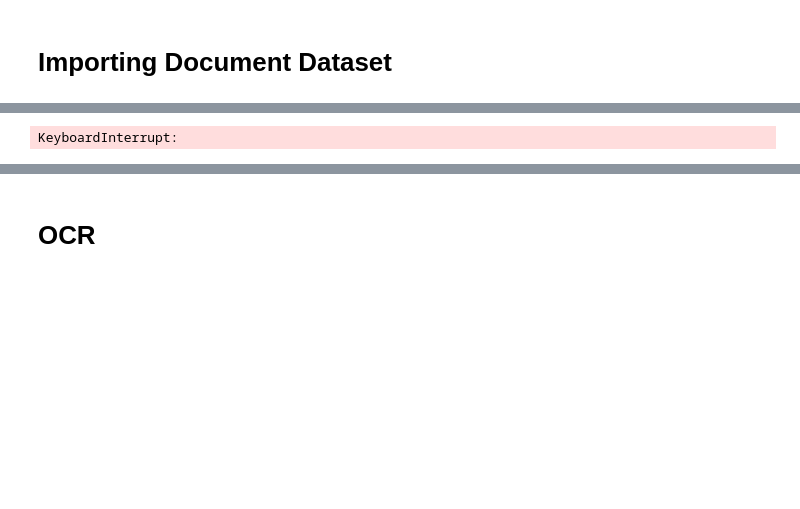
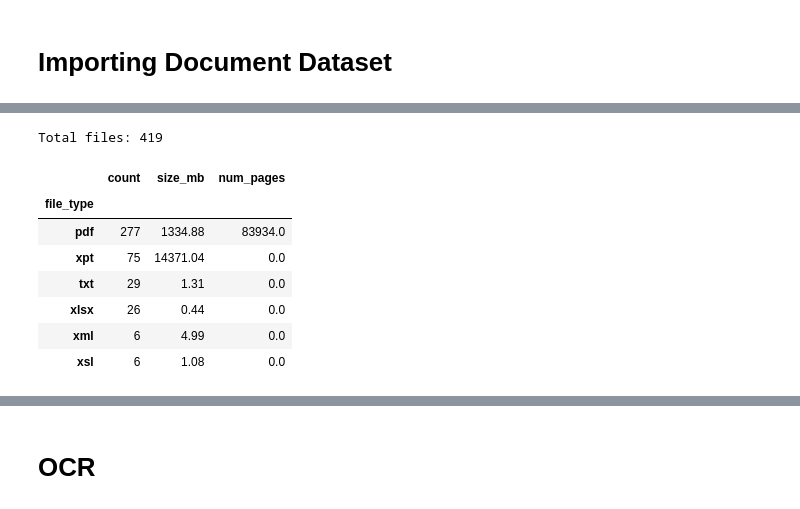
Before and after one commit to arihantchoudhary/Klarity, a Jupyter notebook: ask-ai-framework/ask-ai.ipynb, the cells around one changed output, grey strips where cells are left out. Cells and saved outputs as stored; diff of their text form; code cells hidden in the pictures; blank space fills up the shorter version.

```diff
--- a/ask-ai-framework/ask-ai.ipynb
+++ b/ask-ai-framework/ask-ai.ipynb
@@ -64,14 +64,68 @@ file_list
  '/Users/arihantchoudhary/GitHub/Klarity/uploads/Pfizer/Rel_01062022/FDA-CBER-2021-5683-0205318 to -0208520_125742_S1_M5_c4591001-S-Supp-D-ex.xpt',
  '/Users/arihantchoudhary/GitHub/Klarity/uploads/Pfizer/Rel_01062022/FDA-CBER-2021-5683-0142307 to -0149081_125742_S1_M5_c4591001-A-Supp-D-adcevd.xpt',
  '/Users/arihantchoudhary/GitHub/Klarity/uploads/Pfizer/Rel_01062022/125742_S1_M5_CRF_c4591001-1015-10151089.pdf']
-# %%
-# Track progress with tqdm
-start_time = time.time()
-for file_path in tqdm(file_list, desc="Processing files", unit="file", dynamic_ncols=True):
-    time.sleep(0.1)  # Simulating a process (remove this in actual usage)
-    # You can add file processing logic here, e.g., reading or analyzing the files
-
-end_time = time.time()
-print(f"\nProcessed {len(file_list)} files in {end_time - start_time:.2f} seconds.")
-# %% [output]
-KeyboardInterrupt:
+# %%
+# Create DataFrame to store information
+file_info = []
+
+# Process each file in the list
+for f in tqdm(file_list, desc="Processing files"):
+    filename = os.path.basename(f)
+    file_size_bytes = os.path.getsize(f)
+    file_size_mb = file_size_bytes / (1024 * 1024)  # Convert to MB
+
+    # Get file extension
+    file_extension = os.path.splitext(f)[1].lower().replace('.', '')
+
+    # Get release date from file path
+    # Extract "Rel_DDMMYYYY" from the path
+    release_info = None
+    if "Rel_" in f:
+        try:
+            release_info = f.split("Rel_")[1].split("/")[0]
+        except:
+            pass
+
+    # Get number of pages for PDF files
+    num_pages = None
+    if file_extension == 'pdf':
+        try:
+            with open(f, 'rb') as pdf_file:
+                pdf_reader = PdfReader(pdf_file)
+                num_pages = len(pdf_reader.pages)
+        except Exception as e:
+            print(f"Error reading PDF {filename}: {e}")
+            num_pages = "Error"
+    # Add to our list
+    file_info.append({
+        'filename': filename,
+        'file_path': f,
+        'size_mb': round(file_size_mb, 2),
+        'file_type': file_extension,
+        'num_pages': num_pages,
+        'release_date': release_info
+    })
+
+# Create DataFrame and save to CSV
+file_df = pd.DataFrame(file_info)
+file_df.to_csv('pfizer_files_inventory.csv', index=False)
+
+# Display summary statistics by file type
+file_type_summary = file_df.groupby('file_type').agg({
+    'filename': 'count',
+    'size_mb': 'sum',
+    'num_pages': lambda x: x.dropna().sum()
+}).rename(columns={'filename': 'count'}).sort_values('count', ascending=False)
+
+print(f"Total files: {len(file_df)}")
+file_type_summary
+# %% [output]
+Total files: 419
+|  | count | size_mb | num_pages |
+| file_type |  |  |  |
+| pdf | 277 | 1334.88 | 83934.0 |
+| xpt | 75 | 14371.04 | 0.0 |
+| txt | 29 | 1.31 | 0.0 |
+| xlsx | 26 | 0.44 | 0.0 |
+| xml | 6 | 4.99 | 0.0 |
+| xsl | 6 | 1.08 | 0.0 |
```
Also changed, not shown: parts of 4 cells of this notebook, 12 other files.
